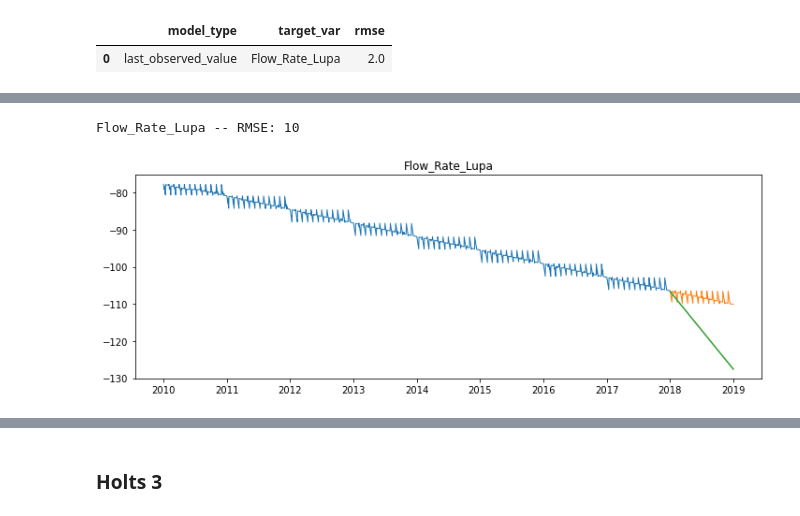
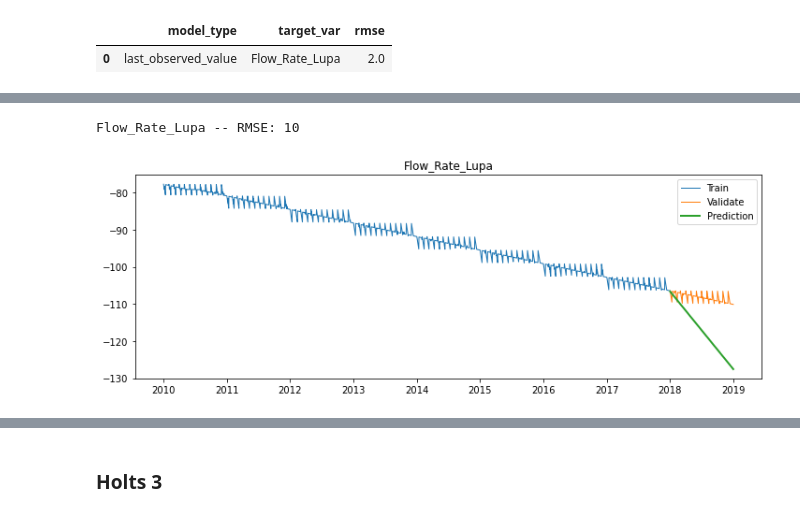
Before and after one commit to datastraine/kaggle, a Jupyter notebook: AceaSmart_Water_Analytics/acea-comp-explore.ipynb, the cells around one changed output, grey strips where cells are left out. Saved outputs shown, nothing was run; the diff lists cells and outputs as text; code cells hidden in the pictures.

Commit message:
finishes intial model

```diff
--- a/AceaSmart_Water_Analytics/acea-comp-explore.ipynb
+++ b/AceaSmart_Water_Analytics/acea-comp-explore.ipynb
@@ -249,8 +261,9 @@ def plot_and_eval(target_var):
     plt.figure(figsize = (12,4))
     plt.plot(train[target_var], label = 'Train', linewidth = 1)
     plt.plot(validate[target_var], label = 'Validate', linewidth = 1)
-    plt.plot(yhat_df[target_var])
+    plt.plot(yhat_df[target_var], label = 'Prediction', linewidth = 2)
     plt.title(target_var)
+    plt.legend()
     rmse = evaluate(target_var)
     print(target_var, '-- RMSE: {:.0f}'.format(rmse))
     plt.show()
@@ -385,16 +402,16 @@ plt.show()
 # %%
 model = Holt(train['Flow_Rate_Lupa'], exponential = False)
 model = model.fit(smoothing_level = .1,
                   smoothing_slope = .1,
                   optimized = False)
-yhat_items = model.predict(start = validate.index[0],
+yhat_df = model.predict(start = validate.index[0],
                            end = validate.index[-1])
-yhat_df['Flow_Rate_Lupa'] = round(yhat_items, 2)
+yhat_df['Flow_Rate_Lupa'] = round(yhat_df, 2)
 
 plot_and_eval(target_var = 'Flow_Rate_Lupa')
 # %% [output]
 Flow_Rate_Lupa -- RMSE: 10
-[figure, old version]
+[figure, new version]
 # %%
 eval_df = append_eval_df(model_type = 'Holts 1', target_var = 'Flow_Rate_Lupa')
 eval_df
```
Also changed, not shown: parts of 11 cells of this notebook.
